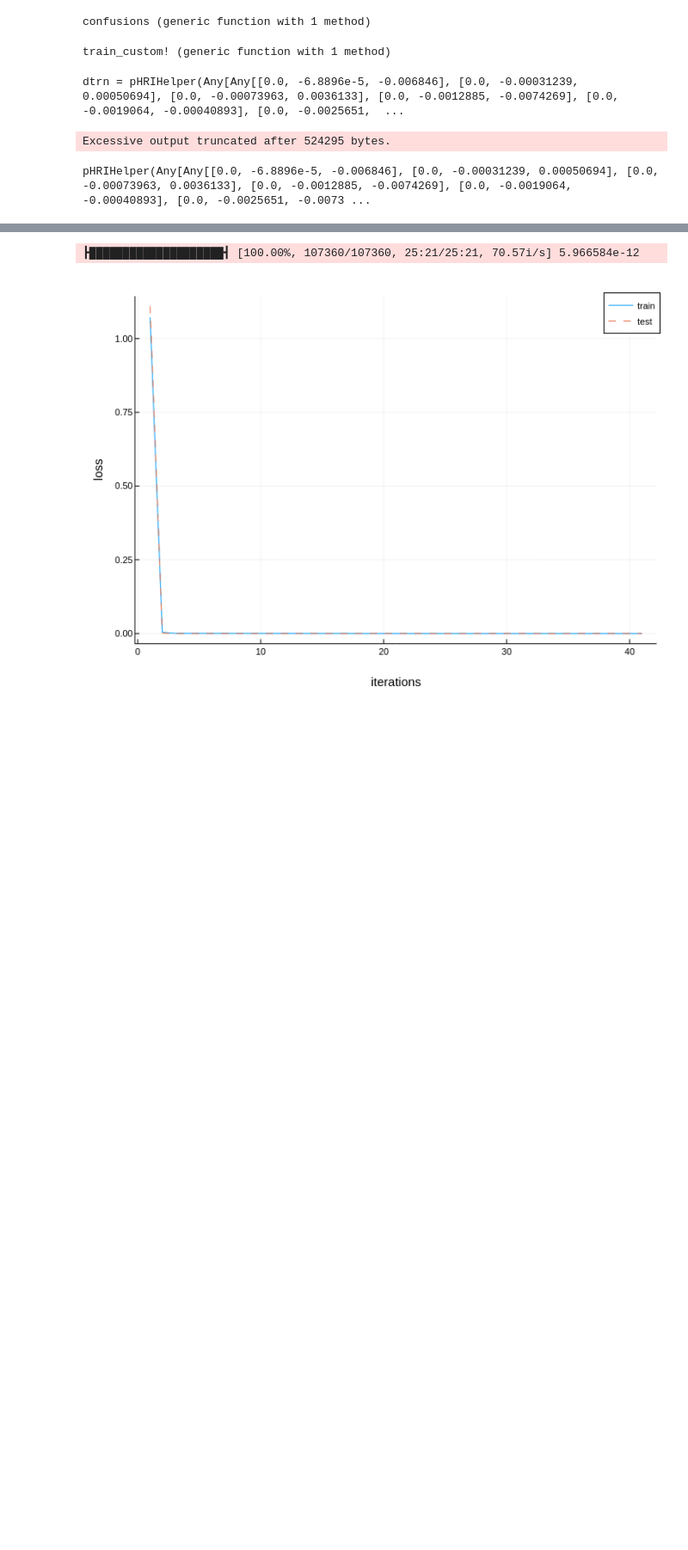
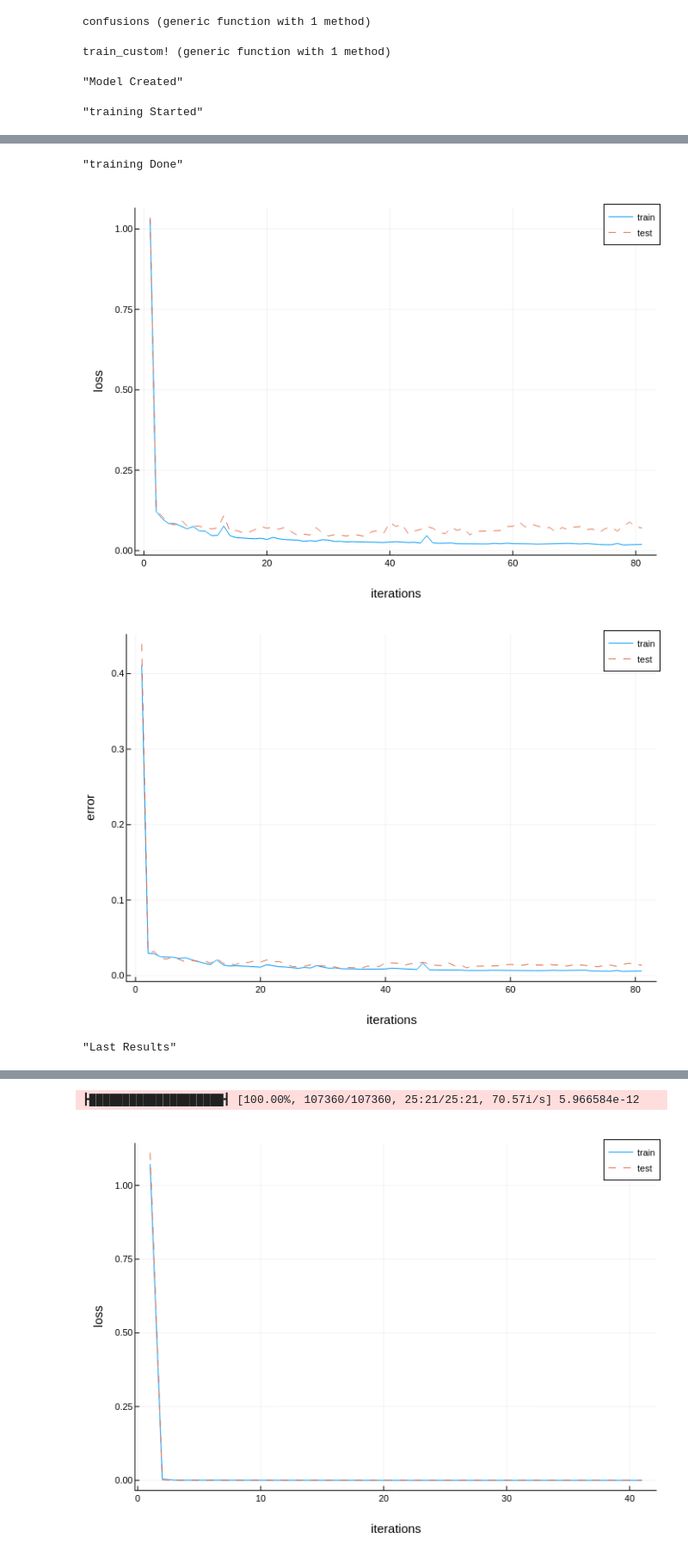
Before and after one commit to berkguler/comp541, a Jupyter notebook: v1_3.ipynb, the cells around one changed output, grey strips where cells are left out. Shown at 86% size. Cells and saved outputs as stored; diff of their text form; code cells hidden in the pictures; blank space fills up the shorter version.

```diff
--- a/v1_3.ipynb
+++ b/v1_3.ipynb
@@ -227,7 +226,7 @@ end
 
 function pHRITrainer(input_size, hidden_size, output_size, atype=array_type)
     hidden_input = Hidden(input_size,hidden_size)
-    rnn = RNN(hidden_size,hidden_size; numLayers=3,rnnType=:lstm);
+    rnn = RNN(hidden_size,hidden_size; numLayers=2,rnnType=:lstm);
     hidden = Linear(hidden_size,output_size)
     return pHRITrainer(hidden_input,rnn, hidden)
 end
@@ -323,19 +322,38 @@ function train_custom!(model, trn, dev,train_raw)
 end
 # %% [output]
 train_custom! (generic function with 1 method)
-# %%
-Random.seed!(1)
-dtrn = pHRIHelper(train_data;shuffled=true);
-dtst = pHRIHelper(test_data;shuffled=true);
-model = pHRITrainer(3, 128, 3)
-
-ctrn = []; epochs=40;
-for b in dtrn
-   push!(ctrn,b)
-end
-
-trnx10 = collect(flatten(ctrn for i in 1:epochs));
-# %% [output]
-dtrn = pHRIHelper(Any[Any[[0.0, -6.8896e-5, -0.006846], [0.0, -0.00031239, 0.00050694], [0.0, -0.00073963, 0.0036133], [0.0, -0.0012885, -0.0074269], [0.0, -0.0019064, -0.00040893], [0.0, -0.0025651,  ...
-Excessive output truncated after 524295 bytes.
-pHRIHelper(Any[Any[[0.0, -6.8896e-5, -0.006846], [0.0, -0.00031239, 0.00050694], [0.0, -0.00073963, 0.0036133], [0.0, -0.0012885, -0.0074269], [0.0, -0.0019064, -0.00040893], [0.0, -0.0025651, -0.0073 ...
+# %%
+Random.seed!(1)
+dtrn = pHRIHelper(train_data;shuffled=true);
+dtst = pHRIHelper(test_data;shuffled=true);
+model = pHRITrainer(3, 128, 3)
+display("Model Created")
+ctrn = []; epochs=80;
+for b in dtrn
+   push!(ctrn,b)
+end
+trnx10 = collect(flatten(ctrn for i in 1:epochs));
+display("training Started")
+model_trained,trnloss,tstloss,trnerror,tsterror = train_custom!(model, trnx10, dtst,dtrn)
+display("training Done")
+default(fmt=:png,ls=:auto)
+loss_graph = plot(1:81, trnloss, label="train", xlabel="iterations", ylabel="loss")
+plot!(1:81, tstloss, label="test")
+error_graph = plot(1:81, trnerror, label="train", xlabel="iterations", ylabel="error")
+plot!(1:81, tsterror, label="test")
+display(loss_graph)
+display(error_graph)
+
+display("Last Results")
+dloss = loss(model_trained, dtst)
+tloss = loss(model_trained, dtrn)
+dacc = accuracy(model_trained, dtst)
+tacc = accuracy(model_trained, dtrn)
+
+println("Development loss = ", dloss)
+println("Development accuracy = ", dacc)
+println("Training loss = ", tloss)
+println("Training accuracy = ", tacc)
+# %% [output]
+"Model Created"
+"training Started"
@@ -341,0 +361,4 @@ pHRIHelper(Any[Any[[0.0, -6.8896e-5, -0.006846], [0.0, -0.00031239, 0.00050694],
+"training Done"
+[figure, added]
+[figure, added]
+"Last Results"
```
Also changed, not shown: parts of 7 cells of this notebook.
